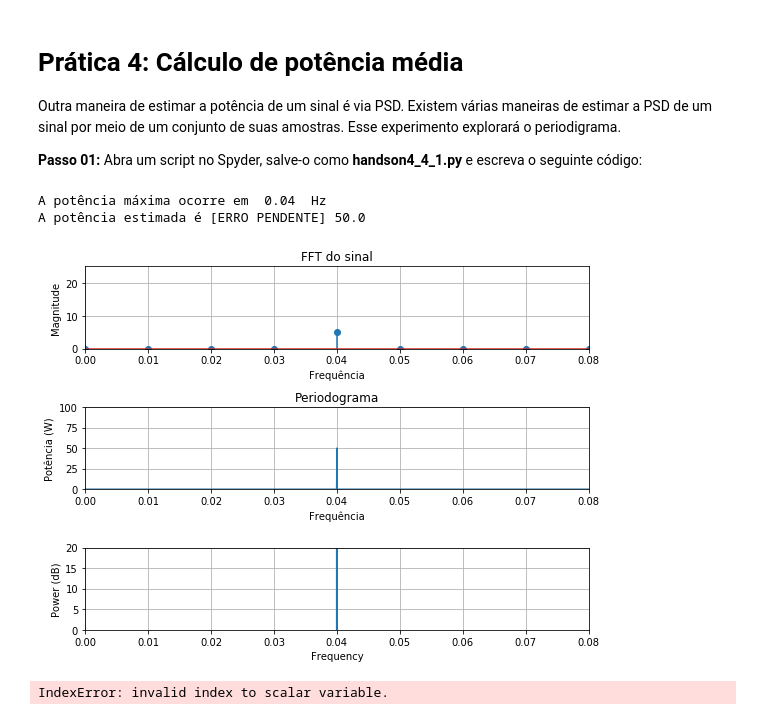
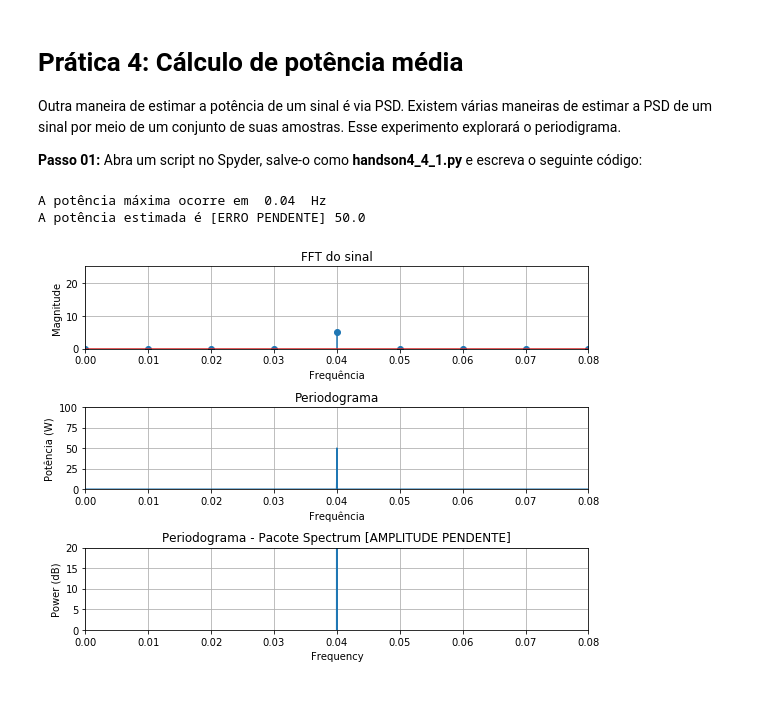
Before and after one commit to josemcast/DCO2004_LabPSC, a Jupyter notebook: h04_python.ipynb, the cells around one changed output. Drawn from its saved outputs; the diff is of its cells as text; code cells hidden in the pictures.

```diff
--- a/h04_python.ipynb
+++ b/h04_python.ipynb
@@ -177,58 +177,53 @@ Fs=10                                # Frequência de amostragem
 Ts = 1/Fs                            # Tempo entre amostras
 A = 10                               # Amplitude do sinal
 nC = 2000                            # Número de períodos da onda
-t=np.arange(0,nC/fc,Ts)                      # Vetor tempo
-x=A*np.cos(2*np.pi*fc*t)                   # Gera o sinal x(n)
-N = len(x)                        # Número de amostras do sinal
+t=np.arange(0,nC/fc,Ts)              # Vetor tempo
+x=A*np.cos(2*np.pi*fc*t)             # Gera o sinal x(n)
+N = len(x)                           # Número de amostras do sinal
 
 Nfft = 1000
-Xfft=np.fft.fft(x,Nfft)                     # Encontra a FFT
-Xfft = np.array_split(Xfft,2)[0]
-f=np.arange(0,0.5*Fs,Fs/Nfft)         # Eixo da frequência
+Xfft=np.fft.fft(x,Nfft)              # Encontra a FFT
+Xfft = np.array_split(Xfft,2)[0]     # Divide(split) o array em 2 e armazena a primeira metade
+f=np.arange(0,0.5*Fs,Fs/Nfft)        # Eixo da frequência
 plt.figure(1,[8,6])
 plt.subplot(311)
-plt.stem (f,abs(Xfft)/Nfft)              # Plota a espectro
-plt.title('FFT do sinal')                # Configura título
+plt.stem (f,abs(Xfft)/Nfft)          # Plota a espectro
+plt.title('FFT do sinal')            # Configura título
 plt.xlabel('Frequência')
 plt.ylabel('Magnitude')
 plt.grid()
-plt.axis([0,2*fc,0,A**2/4])               # Zoom no gráfico
+plt.axis([0,2*fc,0,A**2/4])          # Zoom no gráfico
 
 
 from spectrum.window import Window
 hamming = Window(len(x),name='hamming')
 f,pxx = sci.periodogram(x,window=hamming.data,fs=Fs,nfft=len(x),scaling='spectrum')
 pwrest = pxx.max()
 idx = pxx.argmax()
 
 plt.subplot(312)
 plt.plot(f,pxx)
 plt.title('Periodograma')
 plt.xlabel('Frequência')
 plt.ylabel('Potência (W)')
 plt.grid()
 plt.axis([0,2*fc,0,A**2])
 
 print('A potência máxima ocorre em ',f[idx],' Hz')
 print('A potência estimada é [ERRO PENDENTE]',pwrest)
 
 plt.subplot(313)
 #construindo todo o procedimento com as funções da spectrum
 import spectrum as spec
 data = spec.data_cosine(N=len(x), A=10, sampling=Fs, freq=fc)
 p = spec.Periodogram(x, sampling=Fs,window='hamming')
 p.plot()
-
+plt.title("Periodograma - Pacote Spectrum [AMPLITUDE PENDENTE]")
 plt.axis([0,2*fc,0,10*np.log10(A**2)])
 
 plt.tight_layout()
 plt.show()
 # %% [output]
 A potência máxima ocorre em  0.04  Hz
 A potência estimada é [ERRO PENDENTE] 50.0
-[figure, old version]
+[figure, new version]
-# %%
-b = np.arange(6)
-print(b.max())
-# %% [output]
-IndexError: invalid index to scalar variable.
```
Also changed, not shown: parts of 3 cells of this notebook.
